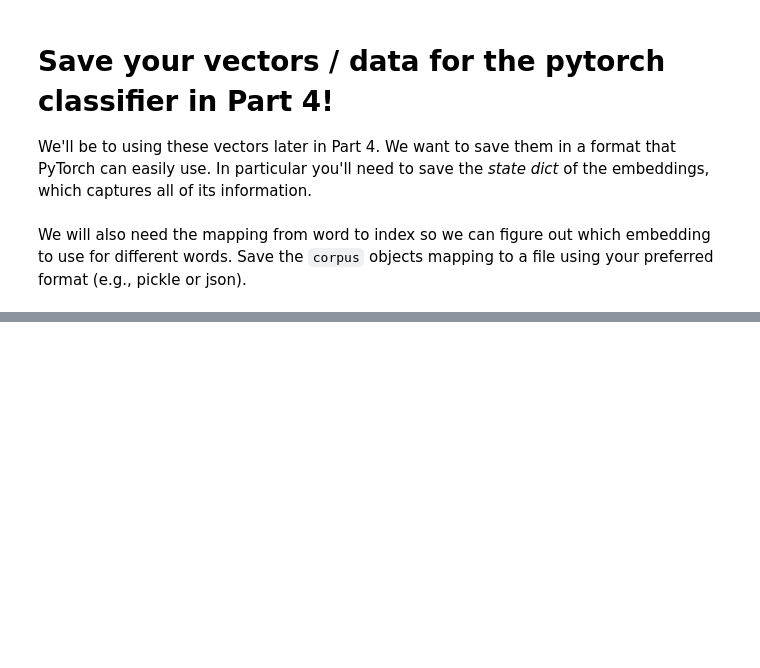
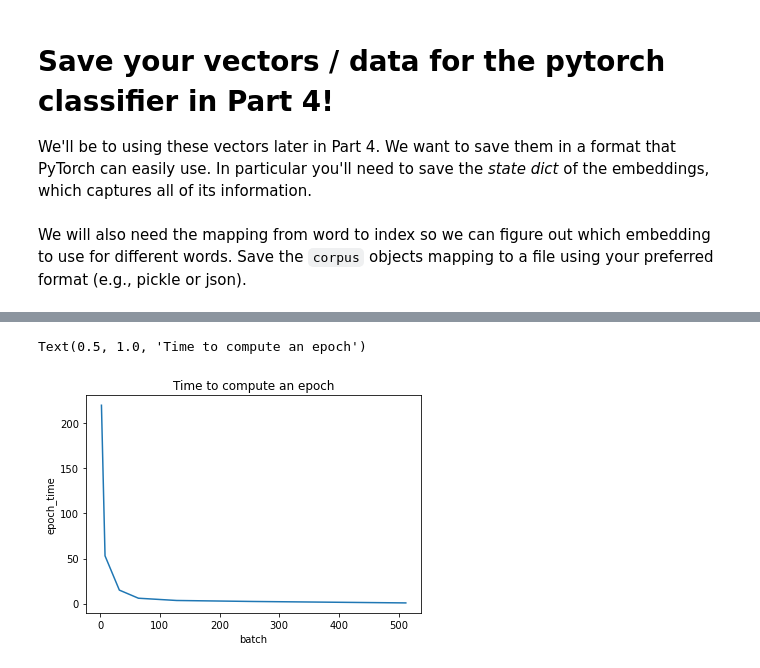
Before and after one commit to josh-ashkinaze/nlp-hw2, a Jupyter notebook: Word2Vec Pytorch Student.ipynb, the cells around one changed output, grey strips where cells are left out. Saved outputs shown, nothing was run; the diff lists cells and outputs as text; code cells hidden in the pictures; blank space fills up the shorter version.

Commit message:
add batch plot

```diff
--- a/Word2Vec Pytorch Student.ipynb
+++ b/Word2Vec Pytorch Student.ipynb
@@ -846,0 +1024,14 @@ We will also need the mapping from word to index so we can figure out which embe
+# %%
+import seaborn as sns
+import matplotlib.pyplot as plt
+import numpy as np
+data = [(2, 220), (8, 53), (32, 15), (64, 6), (128, 3.5), (256, 2.4), (512, 0.8)]
+df = pd.DataFrame(data)
+df.columns = ['batch', 'epoch_time']
+df['log_batch'] = np.log(df['batch'])
+
+sns.lineplot(data=df, x='batch', y='epoch_time')
+plt.title("Time to compute an epoch")
+# %% [output]
+Text(0.5, 1.0, 'Time to compute an epoch')
+[figure, added]
```
Also changed, not shown: parts of 7 cells of this notebook.
